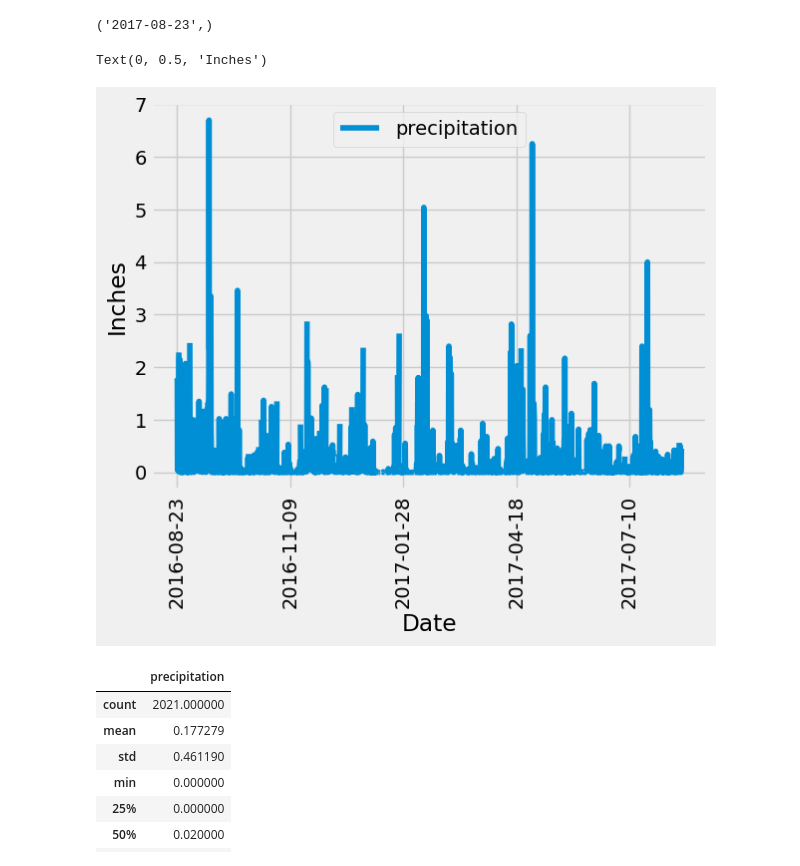
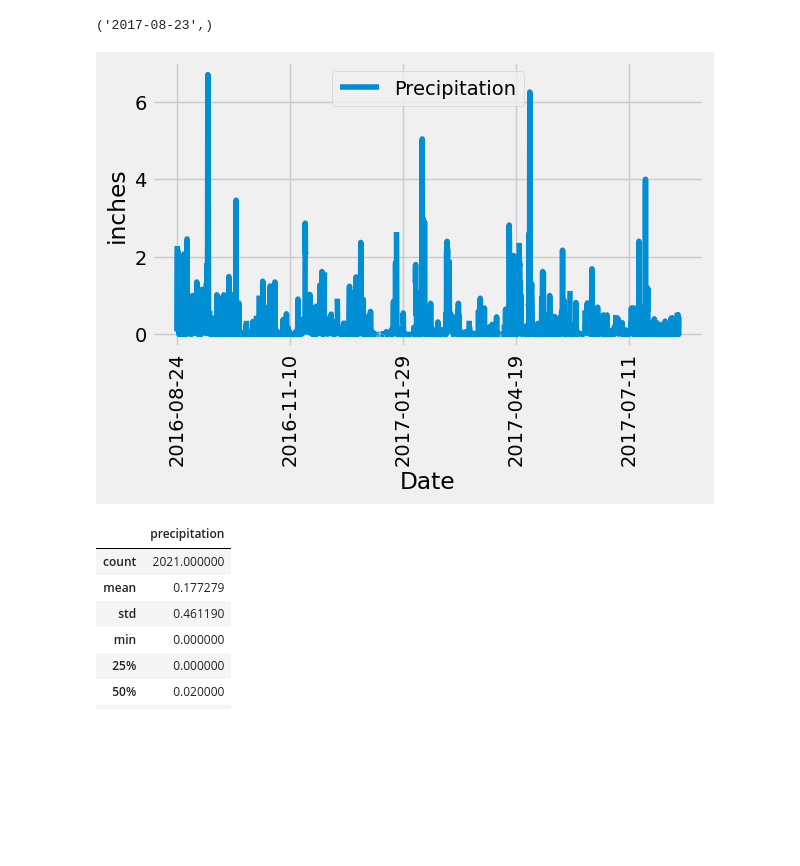
Before and after one commit to NifaCout/Sqlalchemy-challenge, a Jupyter notebook: SurfsUp/climate_starter.ipynb, the cells around one changed output. Cells and saved outputs as stored; diff of their text form; code cells hidden in the pictures; blank space fills up the shorter version.

```diff
--- a/SurfsUp/climate_starter.ipynb
+++ b/SurfsUp/climate_starter.ipynb
@@ -41,36 +44,45 @@ session = Session(engine)
 # Exploratory Precipitation Analysis
 # %%
 # Find the most recent date in the data set.
+recent_data =session.query(Measurement.date).order_by(Measurement.date.desc()).first()
+recent_data
 # %% [output]
 ('2017-08-23',)
 # %%
 # Design a query to retrieve the last 12 months of precipitation data and plot the results.
 # Starting from the most recent data point in the database.
 
+
 # Calculate the date one year from the last date in data set.
+last_date =dt.datetime.strptime(recent_data[0], '%Y-%m-%d')
 
+year_ago =last_date-dt.timedelta(days=365)
 
 # Perform a query to retrieve the data and precipitation scores
+precipitation = session.query(Measurement.date, Measurement.prcp).\
+    filter(Measurement.date >= year_ago).\
+    order_by(Measurement.date).all()
+
+precipitation
 
 
 # Save the query results as a Pandas DataFrame. Explicitly set the column names
+df = pd.DataFrame(precipitation, columns=['Date', 'Precipitation'])
+
 
 
 # Sort the dataframe by date
-
+df.sort_values('Date', inplace=True)
 
 # Use Pandas Plotting with Matplotlib to plot the data
-
-
-# example Plot the Results in a Matplotlib bar chart
-#df = pd.DataFrame(may_averages, columns=['stock', 'open_avg', 'high_avg', 'low_avg', 'close_avg'])
+df.plot(x='Date', y='Precipitation', rot=90)
+plt.xlabel('Date')
+plt.ylabel('inches')
 #df.set_index('stock', inplace=True)
-#df.plot.bar()
-#plt.tight_layout()
-#plt.show()
+plt.tight_layout()
+plt.show()
 # %% [output]
-Text(0, 0.5, 'Inches')
-[figure, old version]
+[figure, new version]
 # %%
 # Use Pandas to calculate the summary statistics for the precipitation data
 # %% [output]
```
Also changed, not shown: parts of 1 cell of this notebook.
